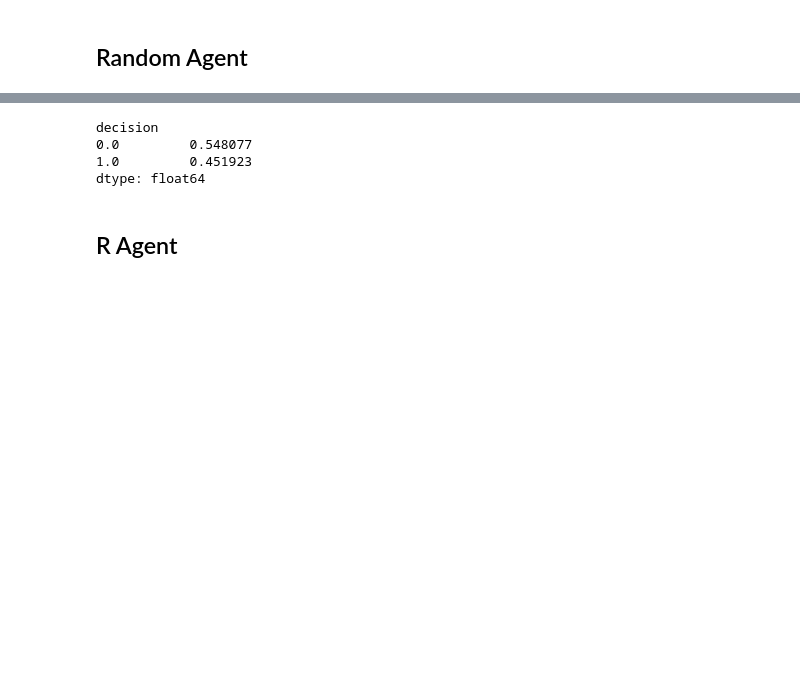
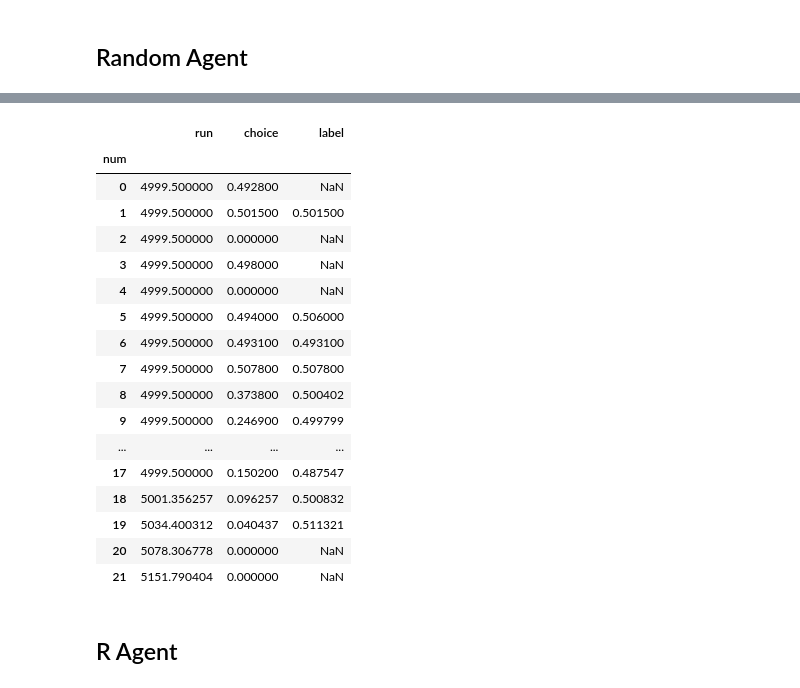
Before and after one commit to vibalcam/text-games, a Jupyter notebook: notebooks/run_agents.ipynb, the cells around one changed output, grey strips where cells are left out. Drawn from its saved outputs; the diff is of its cells as text; code cells hidden in the pictures; blank space fills up the shorter version.

```diff
--- a/notebooks/run_agents.ipynb
+++ b/notebooks/run_agents.ipynb
@@ -99,7 +102,22 @@ print(df['endings'])
-# %%
-df['decisions'].value_counts(normalize=True)
-# %% [output]
-decision
-0.0         0.548077
-1.0         0.451923
-dtype: float64
+# %%
+df['decisions'].groupby(['num']).mean()
+# diferencia entre estos valores y los otros nos dice si tiene predilección por label o no
+# %% [output]
+|  | run | choice | label |
+| num |  |  |  |
+| 0 | 4999.500000 | 0.492800 | NaN |
+| 1 | 4999.500000 | 0.501500 | 0.501500 |
+| 2 | 4999.500000 | 0.000000 | NaN |
+| 3 | 4999.500000 | 0.498000 | NaN |
+| 4 | 4999.500000 | 0.000000 | NaN |
+| 5 | 4999.500000 | 0.494000 | 0.506000 |
+| 6 | 4999.500000 | 0.493100 | 0.493100 |
+| 7 | 4999.500000 | 0.507800 | 0.507800 |
+| 8 | 4999.500000 | 0.373800 | 0.500402 |
+| 9 | 4999.500000 | 0.246900 | 0.499799 |
+| ... | ... | ... | ... |
+| 17 | 4999.500000 | 0.150200 | 0.487547 |
+| 18 | 5001.356257 | 0.096257 | 0.500832 |
+| 19 | 5034.400312 | 0.040437 | 0.511321 |
+| 20 | 5078.306778 | 0.000000 | NaN |
+| 21 | 5151.790404 | 0.000000 | NaN |
```
Also changed, not shown: parts of 17 cells of this notebook, 3 other files.
